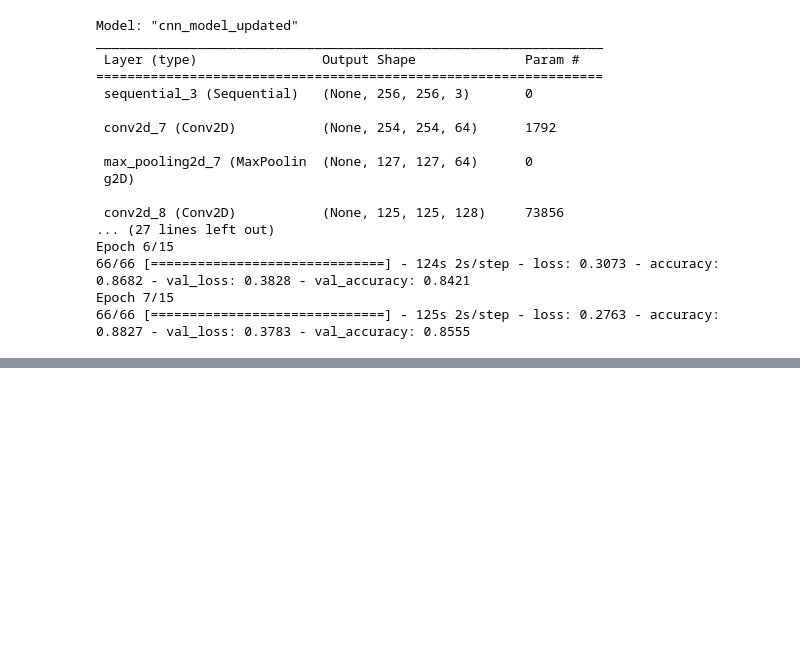
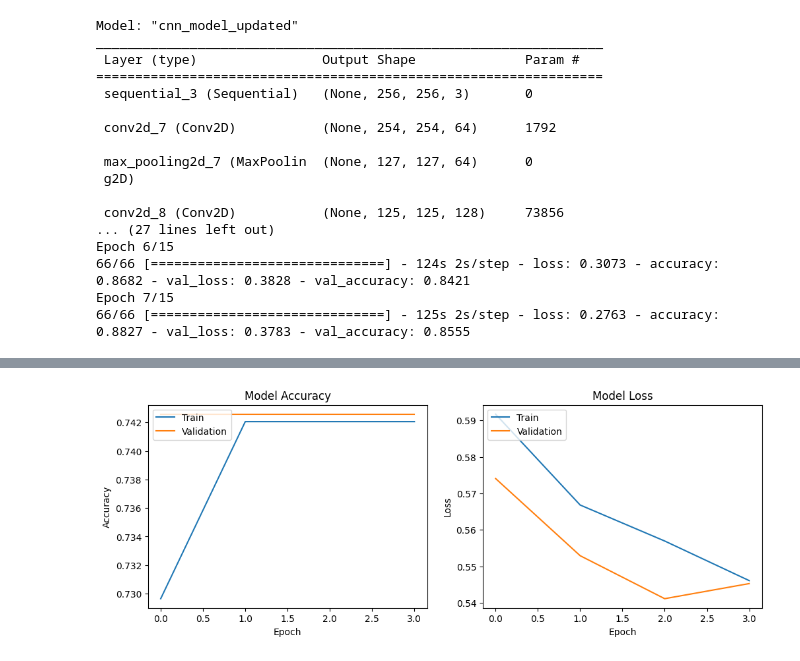
Before and after one commit to SrkPrasadChangala/pneumoniaDetection, a Jupyter notebook: PneumoniaDetection.ipynb, the cells around one changed output, grey strips where cells are left out. Saved outputs shown, nothing was run; the diff lists cells and outputs as text; code cells hidden in the pictures; blank space fills up the shorter version.

Commit message:
Implemented a binary classification model using ResNet50 with dropout regularization, EarlyStopping, and performance plotting

```diff
--- a/PneumoniaDetection.ipynb
+++ b/PneumoniaDetection.ipynb
@@ -340,3 +340,87 @@ Epoch 6/15
 66/66 [==============================] - 124s 2s/step - loss: 0.3073 - accuracy: 0.8682 - val_loss: 0.3828 - val_accuracy: 0.8421
 Epoch 7/15
 66/66 [==============================] - 125s 2s/step - loss: 0.2763 - accuracy: 0.8827 - val_loss: 0.3783 - val_accuracy: 0.8555
+# %%
+from tensorflow.keras.applications import ResNet50
+from tensorflow.keras.layers import GlobalAveragePooling2D, Dense, Dropout, Input
+from tensorflow.keras.models import Model
+from tensorflow.keras.callbacks import EarlyStopping
+
+# Load the ResNet50 model, pretrained on imagenet, without the top layer
+base_model = ResNet50(weights='imagenet', include_top=False)
+
+# Freeze the layers of the base model
+for layer in base_model.layers:
+    layer.trainable = False
+
+# Create an input layer
+input_tensor = Input(shape=(256, 256, 3))
+
+# Preprocess input according to ResNet's requirements
+preprocessed_input = tf.keras.applications.resnet.preprocess_input(input_tensor)
+
+# Create a base model using the preprocessed input
+base_resnet_output = base_model(preprocessed_input)
+
+# Add a global average pooling layer
+gap_layer = GlobalAveragePooling2D()(base_resnet_output)
+
+# Add a fully-connected layer
+fc_layer = Dense(128, activation='relu')(gap_layer)
+
+# Add a dropout layer for regularization
+dropout_layer = Dropout(0.5)(fc_layer)
+
+# Add an output layer with 1 unit for binary classification
+output_layer = Dense(1, activation='sigmoid')(dropout_layer)
+
+# Instantiate the model
+resnet_model = Model(inputs=input_tensor, outputs=output_layer)
+
+# Display the model's summary
+resnet_model.summary()
+
+# Compile the model
+resnet_model.compile(optimizer='adam',
+                     loss='binary_crossentropy',
+                     metrics=['accuracy'])
+
+# Add an EarlyStopping callback
+early_stopping = EarlyStopping(monitor='val_accuracy',
+                               patience=3,
+                               verbose=1,
+                               restore_best_weights=True)
+
+# Fit the model on the training data and evaluate on the validation set
+history = resnet_model.fit(
+    train_generator,
+    epochs=5,
+    validation_data=validation_generator,
+    callbacks=[early_stopping]
+)
+
+# [Optional] Plot the training and validation accuracies and loss values
+import matplotlib.pyplot as plt
+
+plt.figure(figsize=(12, 4))
+
+# Plot training & validation accuracy values
+plt.subplot(1, 2, 1)
+plt.plot(history.history['accuracy'], label='Train')
+plt.plot(history.history['val_accuracy'], label='Validation')
+plt.title('Model Accuracy')
+plt.ylabel('Accuracy')
+plt.xlabel('Epoch')
+plt.legend(loc='upper left')
+
+# Plot training & validation loss values
+plt.subplot(1, 2, 2)
+plt.plot(history.history['loss'], label='Train')
+plt.plot(history.history['val_loss'], label='Validation')
+plt.title('Model Loss')
+plt.ylabel('Loss')
+plt.xlabel('Epoch')
+plt.legend(loc='upper left')
+
+plt.show()
+# %% [output]
@@ -342,0 +444 @@ Epoch 7/15
+[figure, added]
```
Also changed, not shown: parts of 1 cell of this notebook.
